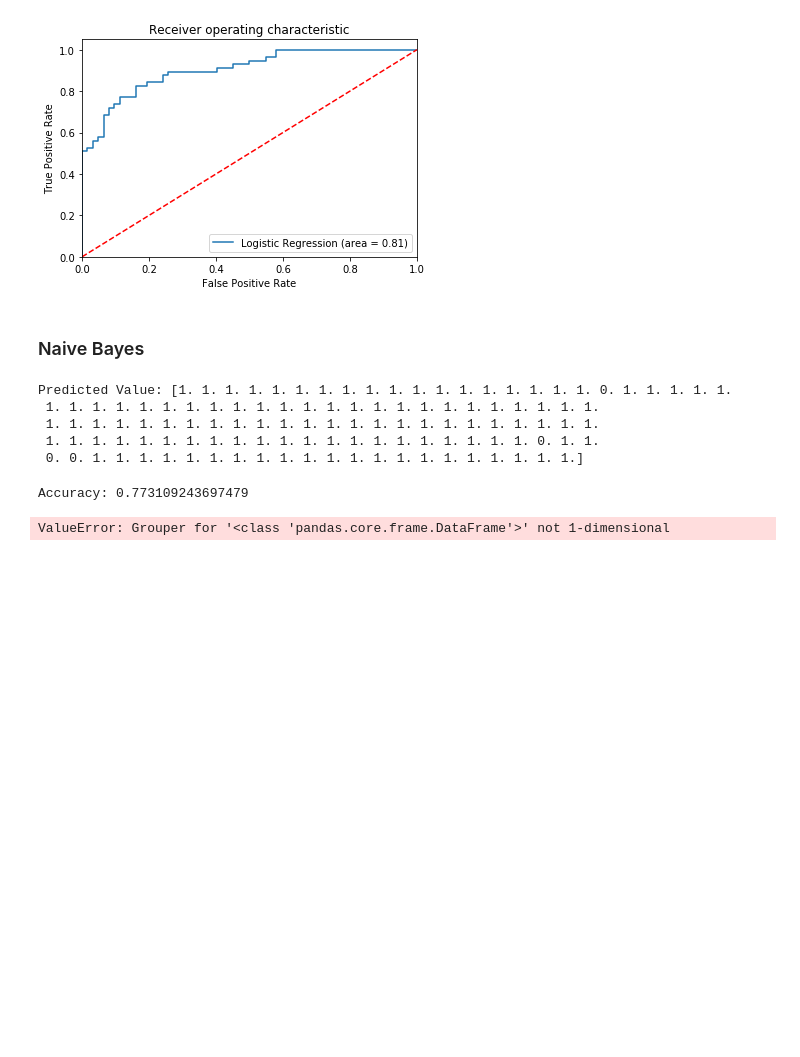
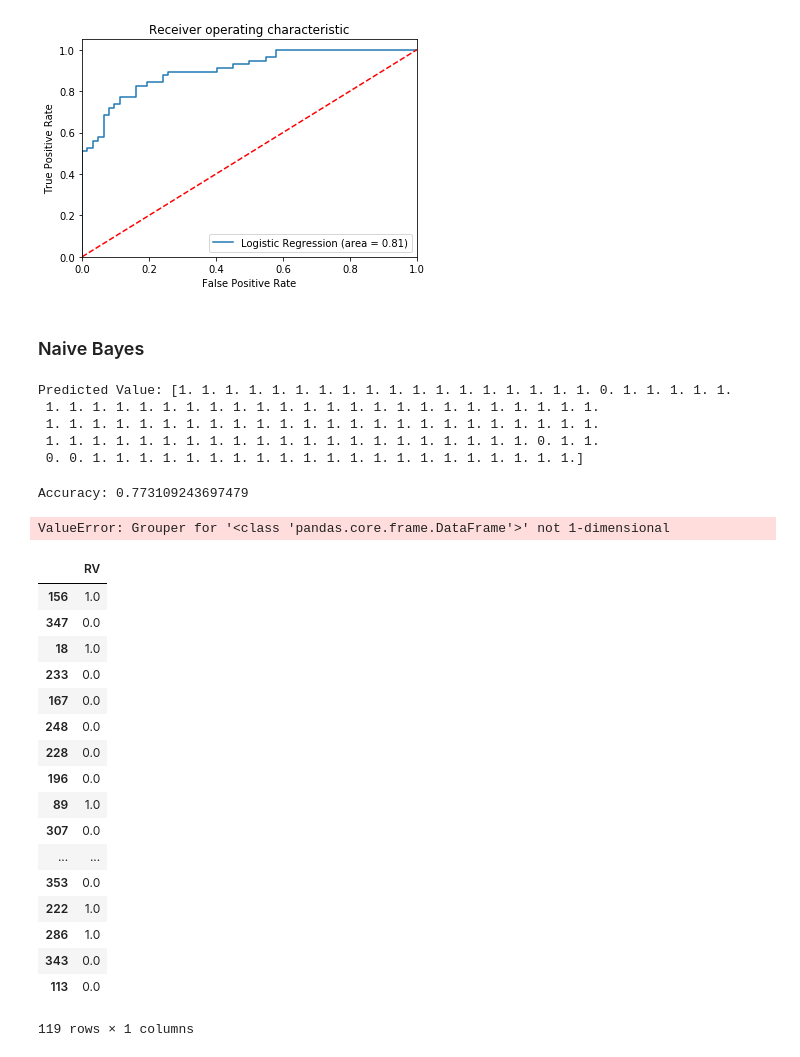
Before and after one commit to priyanshusankhala/Research-paper, a Jupyter notebook: analysis1.ipynb, the cells around one changed output. Cells and saved outputs as stored; diff of their text form; code cells hidden in the pictures; blank space fills up the shorter version.

```diff
--- a/analysis1.ipynb
+++ b/analysis1.ipynb
@@ -762,3 +762,24 @@ stds = X_train.groupby(y_train).apply(np.std)
 probs = X_train.groupby(y_train).apply(lambda x: len(x))/X_train.shape[0]
 # %% [output]
 ValueError: Grouper for '<class 'pandas.core.frame.DataFrame'>' not 1-dimensional
+# %%
+y_test
+# %% [output]
+|  | RV |
+| 156 | 1.0 |
+| 347 | 0.0 |
+| 18 | 1.0 |
+| 233 | 0.0 |
+| 167 | 0.0 |
+| 248 | 0.0 |
+| 228 | 0.0 |
+| 196 | 0.0 |
+| 89 | 1.0 |
+| 307 | 0.0 |
+| ... | ... |
+| 353 | 0.0 |
+| 222 | 1.0 |
+| 286 | 1.0 |
+| 343 | 0.0 |
+| 113 | 0.0 |
+119 rows × 1 columns
```
Also changed, not shown: parts of 1 cell of this notebook.
